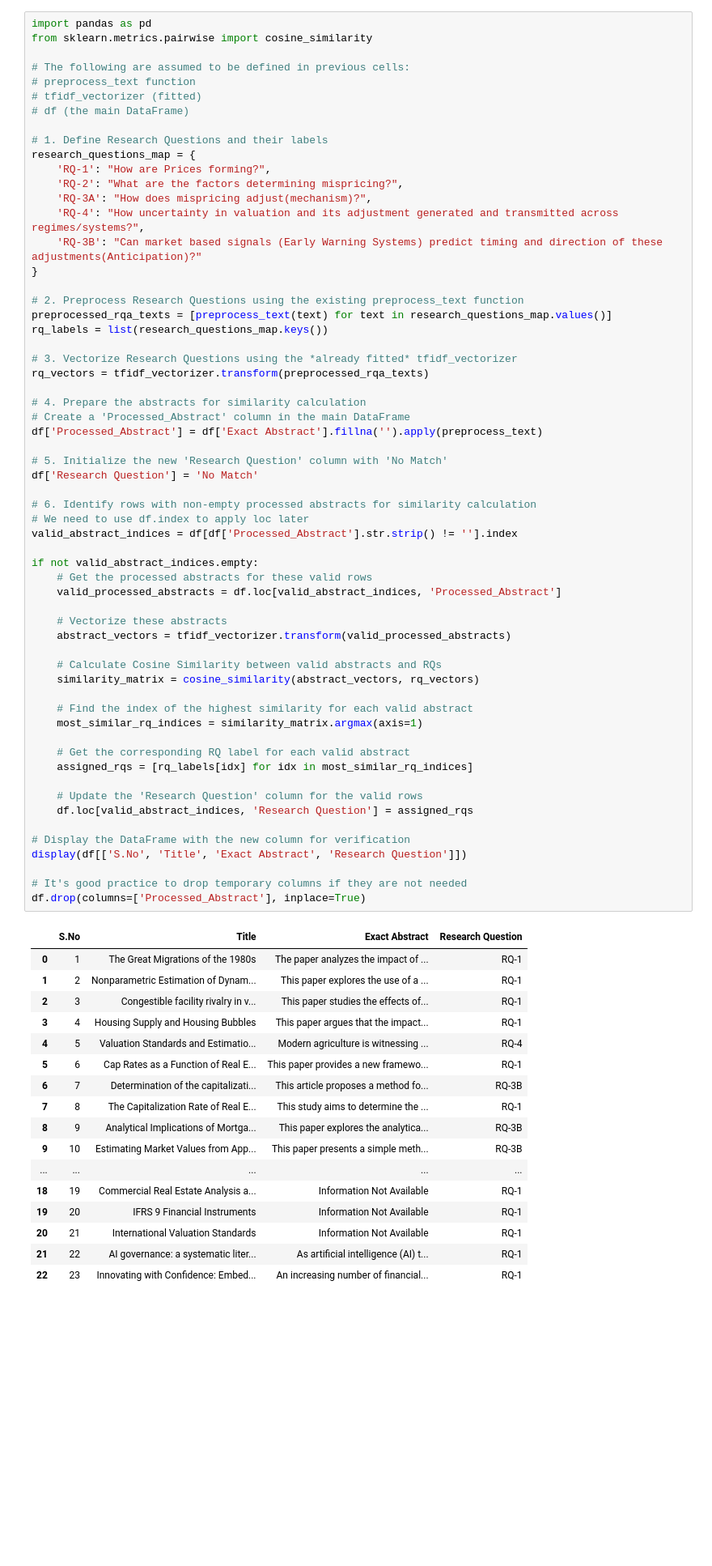
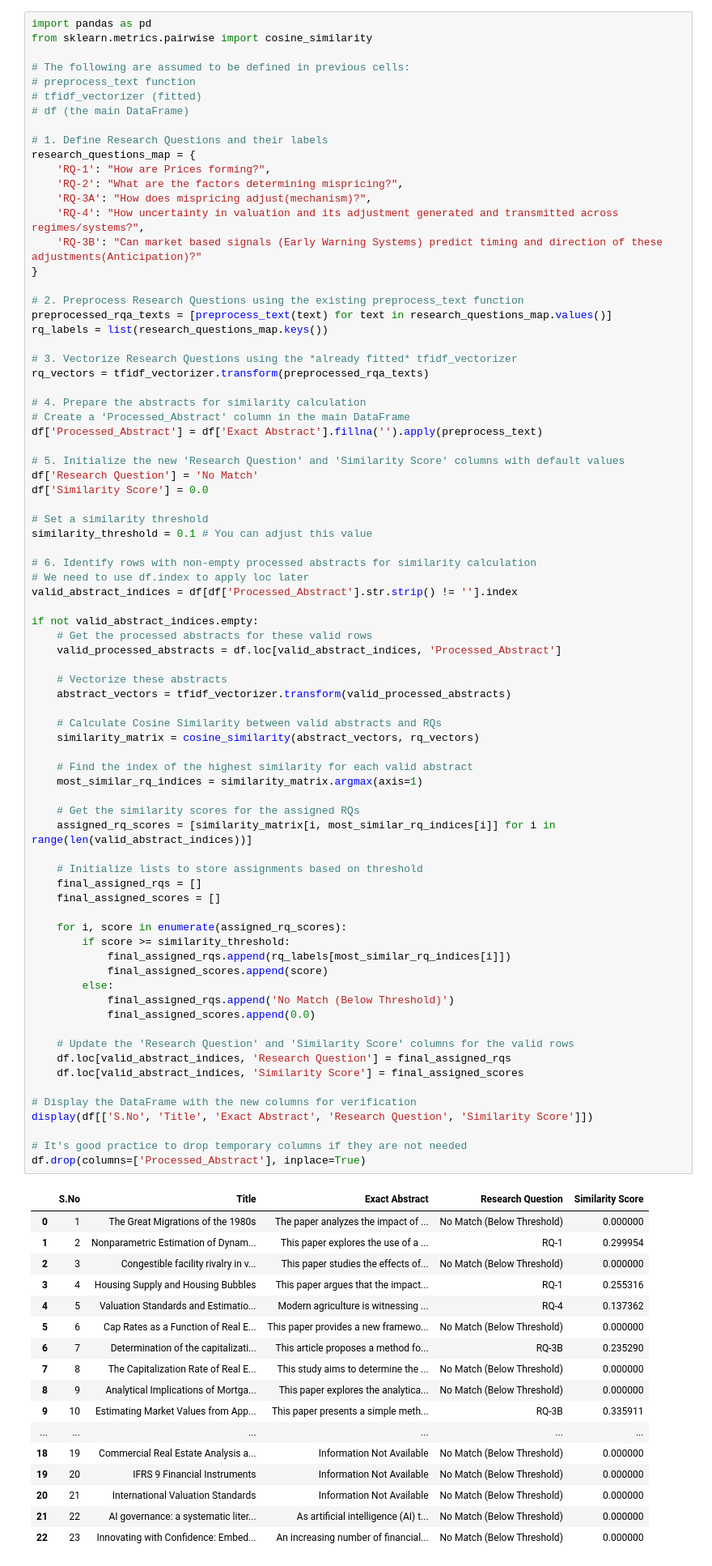
Before and after one commit to smonodeep/DynamicValuationGovernance, a Jupyter notebook: 00.Literature_Review.ipynb, the cells around one changed output. Shown at 81% size. Drawn from its saved outputs; the diff is of its cells as text; blank space fills up the shorter version.

Commit message:
Updated Code to introduce concept of Research Question Map, and similarity score using cosine similarity

```diff
--- a/00.Literature_Review.ipynb
+++ b/00.Literature_Review.ipynb
@@ -426,57 +426,74 @@ rq_vectors = tfidf_vectorizer.transform(preprocessed_rqa_texts)
 
 # 4. Prepare the abstracts for similarity calculation
 # Create a 'Processed_Abstract' column in the main DataFrame
 df['Processed_Abstract'] = df['Exact Abstract'].fillna('').apply(preprocess_text)
 
-# 5. Initialize the new 'Research Question' column with 'No Match'
+# 5. Initialize the new 'Research Question' and 'Similarity Score' columns with default values
 df['Research Question'] = 'No Match'
+df['Similarity Score'] = 0.0
+
+# Set a similarity threshold
+similarity_threshold = 0.1 # You can adjust this value
 
 # 6. Identify rows with non-empty processed abstracts for similarity calculation
 # We need to use df.index to apply loc later
 valid_abstract_indices = df[df['Processed_Abstract'].str.strip() != ''].index
 
 if not valid_abstract_indices.empty:
     # Get the processed abstracts for these valid rows
     valid_processed_abstracts = df.loc[valid_abstract_indices, 'Processed_Abstract']
 
     # Vectorize these abstracts
     abstract_vectors = tfidf_vectorizer.transform(valid_processed_abstracts)
 
     # Calculate Cosine Similarity between valid abstracts and RQs
     similarity_matrix = cosine_similarity(abstract_vectors, rq_vectors)
 
     # Find the index of the highest similarity for each valid abstract
     most_similar_rq_indices = similarity_matrix.argmax(axis=1)
 
-    # Get the corresponding RQ label for each valid abstract
-    assigned_rqs = [rq_labels[idx] for idx in most_similar_rq_indices]
+    # Get the similarity scores for the assigned RQs
+    assigned_rq_scores = [similarity_matrix[i, most_similar_rq_indices[i]] for i in range(len(valid_abstract_indices))]
 
-    # Update the 'Research Question' column for the valid rows
-    df.loc[valid_abstract_indices, 'Research Question'] = assigned_rqs
+    # Initialize lists to store assignments based on threshold
+    final_assigned_rqs = []
+    final_assigned_scores = []
 
-# Display the DataFrame with the new column for verification
-display(df[['S.No', 'Title', 'Exact Abstract', 'Research Question']])
+    for i, score in enumerate(assigned_rq_scores):
+        if score >= similarity_threshold:
+            final_assigned_rqs.append(rq_labels[most_similar_rq_indices[i]])
+            final_assigned_scores.append(score)
+        else:
+            final_assigned_rqs.append('No Match (Below Threshold)')
+            final_assigned_scores.append(0.0)
+
+    # Update the 'Research Question' and 'Similarity Score' columns for the valid rows
+    df.loc[valid_abstract_indices, 'Research Question'] = final_assigned_rqs
+    df.loc[valid_abstract_indices, 'Similarity Score'] = final_assigned_scores
+
+# Display the DataFrame with the new columns for verification
+display(df[['S.No', 'Title', 'Exact Abstract', 'Research Question', 'Similarity Score']])
 
 # It's good practice to drop temporary columns if they are not needed
 df.drop(columns=['Processed_Abstract'], inplace=True)
 # %% [output]
-|  | S.No | Title | Exact Abstract | Research Question |
-| 0 | 1 | The Great Migrations of the 1980s | The paper analyzes the impact of ... | RQ-1 |
-| 1 | 2 | Nonparametric Estimation of Dynam... | This paper explores the use of a ... | RQ-1 |
-| 2 | 3 | Congestible facility rivalry in v... | This paper studies the effects of... | RQ-1 |
-| 3 | 4 | Housing Supply and Housing Bubbles | This paper argues that the impact... | RQ-1 |
-| 4 | 5 | Valuation Standards and Estimatio... | Modern agriculture is witnessing ... | RQ-4 |
-| 5 | 6 | Cap Rates as a Function of Real E... | This paper provides a new framewo... | RQ-1 |
-| 6 | 7 | Determination of the capitalizati... | This article proposes a method fo... | RQ-3B |
-| 7 | 8 | The Capitalization Rate of Real E... | This study aims to determine the ... | RQ-1 |
-| 8 | 9 | Analytical Implications of Mortga... | This paper explores the analytica... | RQ-3B |
-| 9 | 10 | Estimating Market Values from App... | This paper presents a simple meth... | RQ-3B |
-| ... | ... | ... | ... | ... |
-| 18 | 19 | Commercial Real Estate Analysis a... | Information Not Available | RQ-1 |
-| 19 | 20 | IFRS 9 Financial Instruments | Information Not Available | RQ-1 |
-| 20 | 21 | International Valuation Standards | Information Not Available | RQ-1 |
-| 21 | 22 | AI governance: a systematic liter... | As artificial intelligence (AI) t... | RQ-1 |
-| 22 | 23 | Innovating with Confidence: Embed... | An increasing number of financial... | RQ-1 |
+|  | S.No | Title | Exact Abstract | Research Question | Similarity Score |
+| 0 | 1 | The Great Migrations of the 1980s | The paper analyzes the impact of ... | No Match (Below Threshold) | 0.000000 |
+| 1 | 2 | Nonparametric Estimation of Dynam... | This paper explores the use of a ... | RQ-1 | 0.299954 |
+| 2 | 3 | Congestible facility rivalry in v... | This paper studies the effects of... | No Match (Below Threshold) | 0.000000 |
+| 3 | 4 | Housing Supply and Housing Bubbles | This paper argues that the impact... | RQ-1 | 0.255316 |
+| 4 | 5 | Valuation Standards and Estimatio... | Modern agriculture is witnessing ... | RQ-4 | 0.137362 |
+| 5 | 6 | Cap Rates as a Function of Real E... | This paper provides a new framewo... | No Match (Below Threshold) | 0.000000 |
+| 6 | 7 | Determination of the capitalizati... | This article proposes a method fo... | RQ-3B | 0.235290 |
+| 7 | 8 | The Capitalization Rate of Real E... | This study aims to determine the ... | No Match (Below Threshold) | 0.000000 |
+| 8 | 9 | Analytical Implications of Mortga... | This paper explores the analytica... | No Match (Below Threshold) | 0.000000 |
+| 9 | 10 | Estimating Market Values from App... | This paper presents a simple meth... | RQ-3B | 0.335911 |
+| ... | ... | ... | ... | ... | ... |
+| 18 | 19 | Commercial Real Estate Analysis a... | Information Not Available | No Match (Below Threshold) | 0.000000 |
+| 19 | 20 | IFRS 9 Financial Instruments | Information Not Available | No Match (Below Threshold) | 0.000000 |
+| 20 | 21 | International Valuation Standards | Information Not Available | No Match (Below Threshold) | 0.000000 |
+| 21 | 22 | AI governance: a systematic liter... | As artificial intelligence (AI) t... | No Match (Below Threshold) | 0.000000 |
+| 22 | 23 | Innovating with Confidence: Embed... | An increasing number of financial... | No Match (Below Threshold) | 0.000000 |
 # %%
 df
 # %% [output]
```
Also changed, not shown: parts of 2 cells of this notebook.
